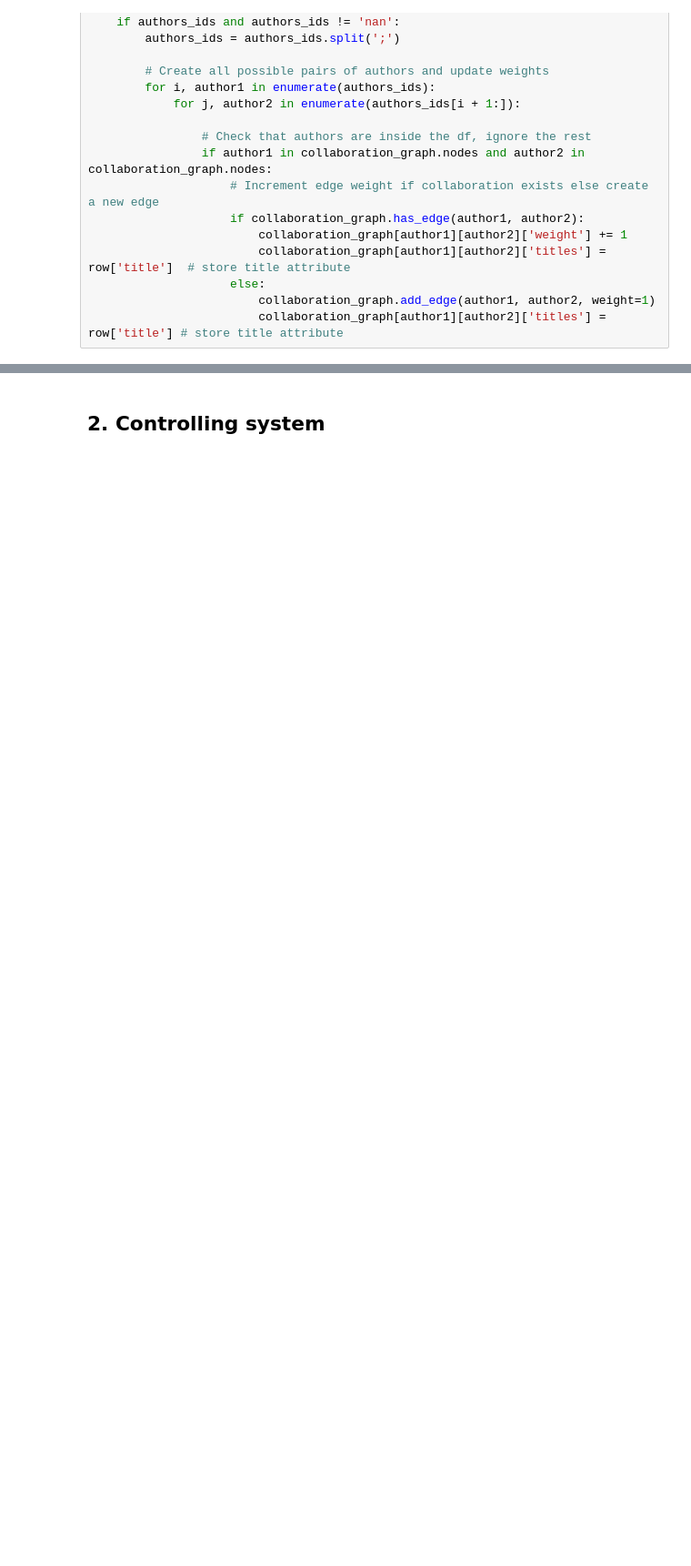
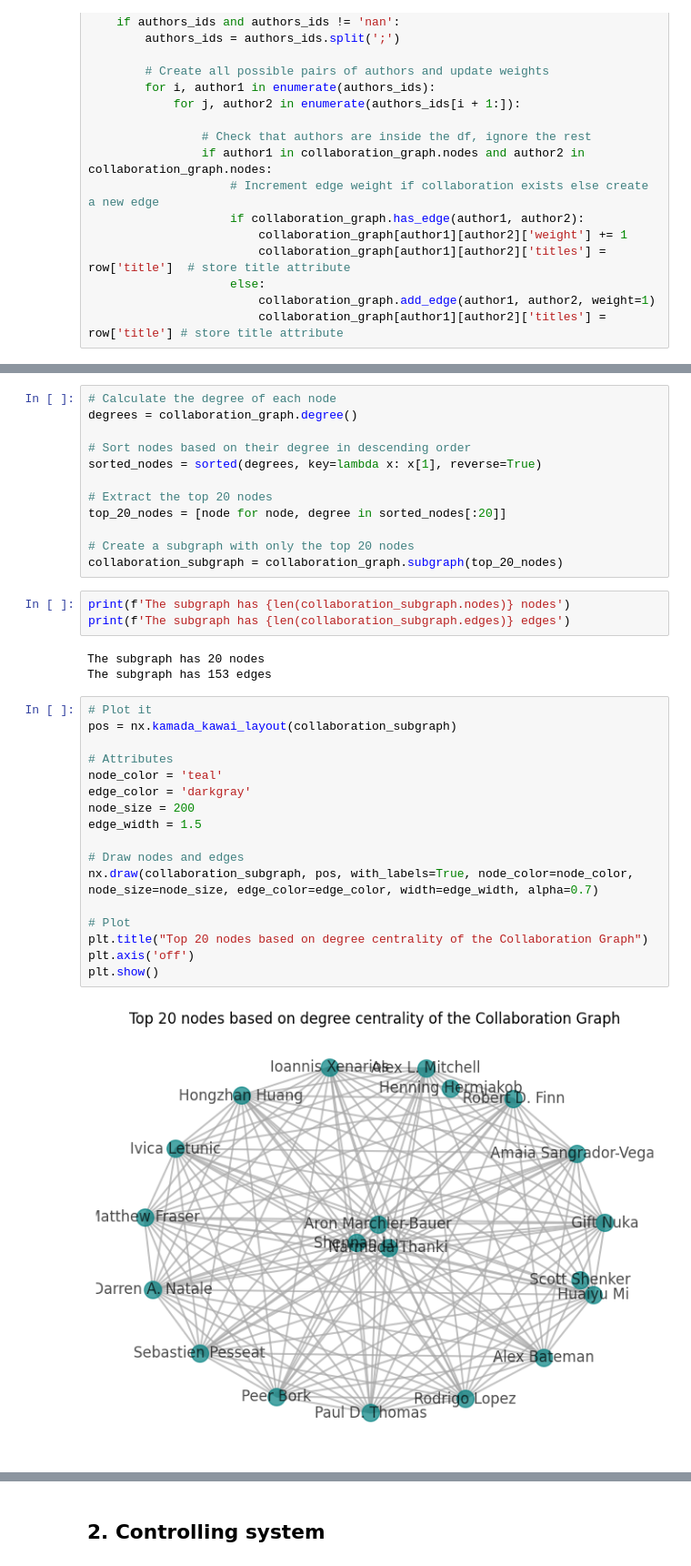
Before and after one commit to Himel1996/Research_Publication_Network_Analysis, a Jupyter notebook: main.ipynb, the cells around one changed output, grey strips where cells are left out. Shown at 91% size. Saved outputs shown, nothing was run; the diff lists cells and outputs as text; blank space fills up the shorter version.

```diff
--- a/main.ipynb
+++ b/main.ipynb
@@ -375 +307,38 @@ collaboration_subgraph = collaboration_graph.subgraph(largest_component)
+# %%
+# Calculate the degree of each node
+degrees = collaboration_graph.degree()
+
+# Sort nodes based on their degree in descending order
+sorted_nodes = sorted(degrees, key=lambda x: x[1], reverse=True)
+
+# Extract the top 20 nodes
+top_20_nodes = [node for node, degree in sorted_nodes[:20]]
+
+# Create a subgraph with only the top 20 nodes
+collaboration_subgraph = collaboration_graph.subgraph(top_20_nodes)
+# %%
+print(f'The subgraph has {len(collaboration_subgraph.nodes)} nodes')
+print(f'The subgraph has {len(collaboration_subgraph.edges)} edges')
+# %% [output]
+The subgraph has 20 nodes
+The subgraph has 153 edges
+# %%
+# Plot it
+pos = nx.kamada_kawai_layout(collaboration_subgraph)
+
+# Attributes
+node_color = 'teal'
+edge_color = 'darkgray'
+node_size = 200
+edge_width = 1.5
+
+# Draw nodes and edges
+nx.draw(collaboration_subgraph, pos, with_labels=True, node_color=node_color, node_size=node_size, edge_color=edge_color, width=edge_width, alpha=0.7)
+
+# Plot
+plt.title("Top 20 nodes based on degree centrality of the Collaboration Graph")
+plt.axis('off')
+plt.show()
+# %% [output]
+[figure, added]
 # %%
```
Also changed, not shown: parts of 18 cells of this notebook, 1 other file.
